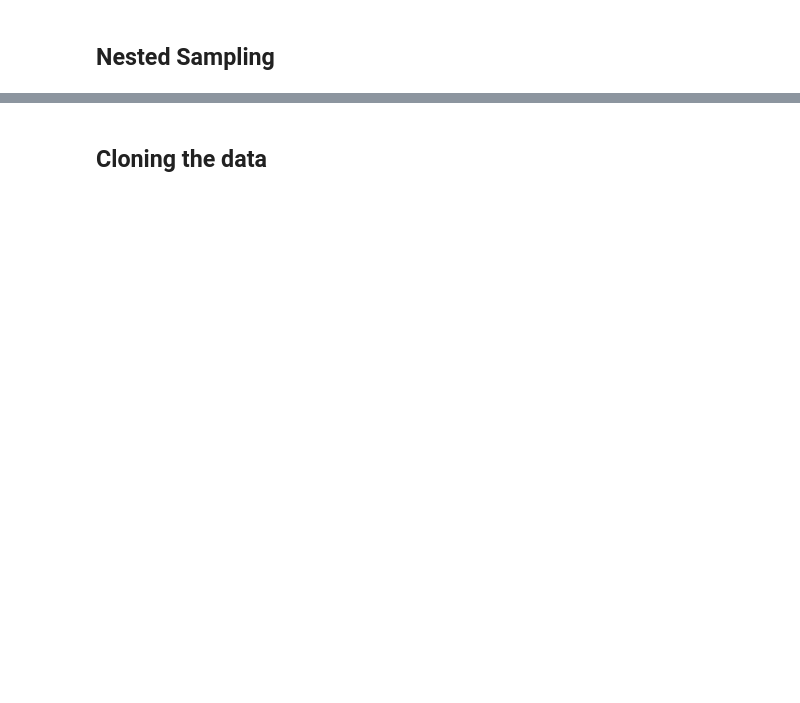
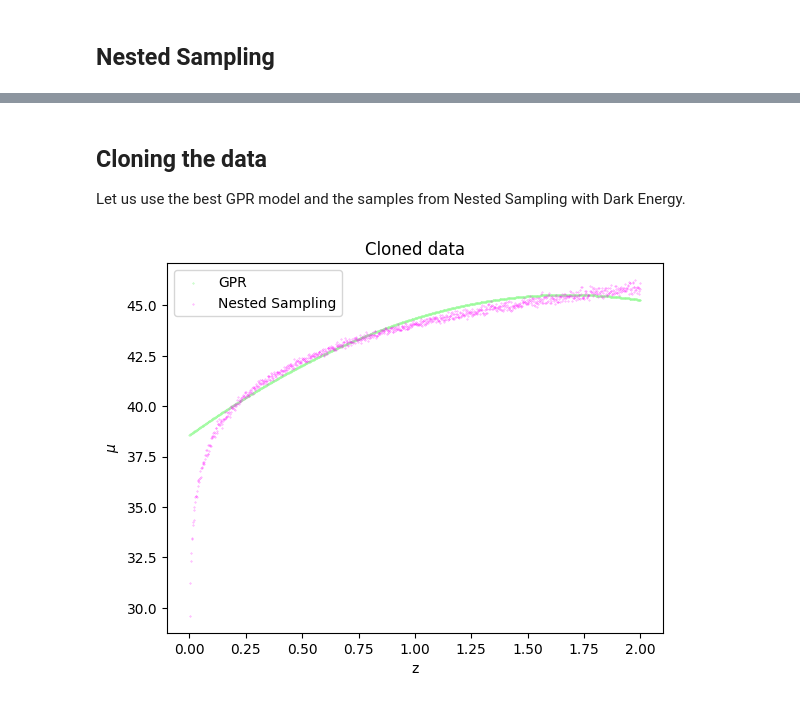
Before and after one commit to lisam10/astrostatistics_bicocca_2024, a Jupyter notebook: working/W18_GPR.ipynb, the cells around one changed output, grey strips where cells are left out. Saved outputs shown, nothing was run; the diff lists cells and outputs as text; code cells hidden in the pictures; blank space fills up the shorter version.

Commit message:
add data cloning

```diff
--- a/working/W18_GPR.ipynb
+++ b/working/W18_GPR.ipynb
@@ -447,15 +448,3 @@ The odds ratio is only slightly in favour of the model with dark energy, on Jeff
 # %% [markdown]
 ## Cloning the data
+Let us use the best GPR model and the samples from Nested Sampling with Dark Energy.
-# %%
-z = np.linspace(0, 2, 1000)
-mu_mc = []
-mu_gpr = []
-for zi in z:
-    gen_samples = np.array([np.random.choice(flat_samples[:, 0]), 1])
-    mu_mc.append(model(zi, gen_samples[0], gen_samples[1]))
-    mu_gpr.append(gpr.predict([[zi]], return_std=False))
-
-plt.scatter(z, mu_mc, s = 0.1, label = 'mcmc points')
-plt.scatter(z, mu_gpr, s=0.1, label = 'gpr points')
-plt.legend()
-plt.show()
@@ -461,0 +454,29 @@ plt.show()
+# %%
+# produce equally weighted samples
+samples = DE_results.samples
+weights = np.exp(DE_results.logwt - DE_results.logz[-1])
+DE_flat_samples = dyfunc.resample_equal(samples, weights)
+# %%
+z_new = np.linspace(0, 2, len(z_sample)*10)
+
+gpr_mu = []
+ns_mu = []
+
+for z in tqdm(z_new):
+    #simply predict from gpr model
+    gpr_mu.append( best_gpr.predict([[z]], return_std=False) )
+
+    #randomly pick from samples
+    idx = np.random.choice(np.linspace(0, len(DE_flat_samples[:]) - 1, len(DE_flat_samples[:]), dtype = int))
+    #then predict with analytical model
+    ns_mu.append( model(z, DE_flat_samples[idx, 0], DE_flat_samples[idx, 1]) )
+# %%
+plt.scatter(z_new, gpr_mu, s=0.1, label = 'GPR', c='palegreen')
+plt.scatter(z_new, ns_mu, s=0.1, label='Nested Sampling', c = 'fuchsia', alpha=0.5)
+plt.title('Cloned data')
+plt.legend()
+plt.xlabel('z')
+plt.ylabel(r'$\mu$')
+plt.show()
+# %% [output]
+[figure, added]
```
Also changed, not shown: parts of 26 cells of this notebook.
